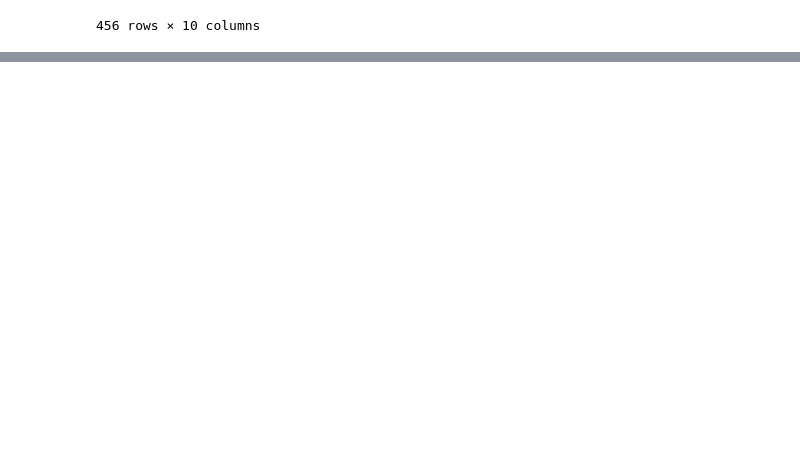
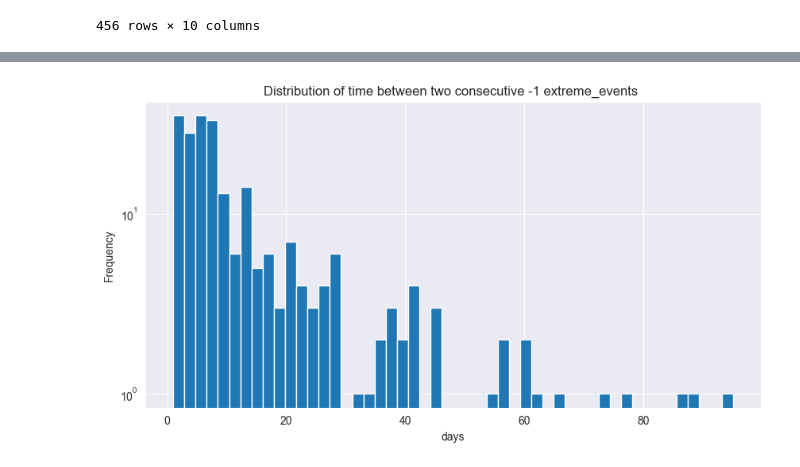
Before and after one commit to agerom/aic2_assignment, a Jupyter notebook: eda.ipynb, the cells around one changed output, grey strips where cells are left out. Cells and saved outputs as stored; diff of their text form; code cells hidden in the pictures; blank space fills up the shorter version.

```diff
--- a/eda.ipynb
+++ b/eda.ipynb
@@ -448,0 +465,12 @@ final_input_data[final_input_data.extreme_event==1]
+# %%
+tmp = final_input_data[final_input_data['extreme_neg']==1].reset_index()[['date']]
+tmp['date_diff'] = (tmp.date.shift(-1)-tmp.date)#.dt.total_seconds()
+print("mean",tmp['date_diff'].mean())
+print("std",tmp['date_diff'].std())
+print("mean_error",tmp['date_diff'].std()/np.sqrt(tmp.shape[0]))
+(tmp['date_diff'].dt.total_seconds()/(24*3600)).hist(log=True,bins=50,figsize=(10,5));
+plt.title("Distribution of time between two consecutive -1 extreme_events ")
+plt.ylabel('Frequency')
+plt.xlabel('days')
+plt.show()
+# %% [output]
@@ -448,0 +480 @@ final_input_data[final_input_data.extreme_event==1]
+[figure, added]
```
Also changed, not shown: parts of 5 cells of this notebook, 2 other files.
